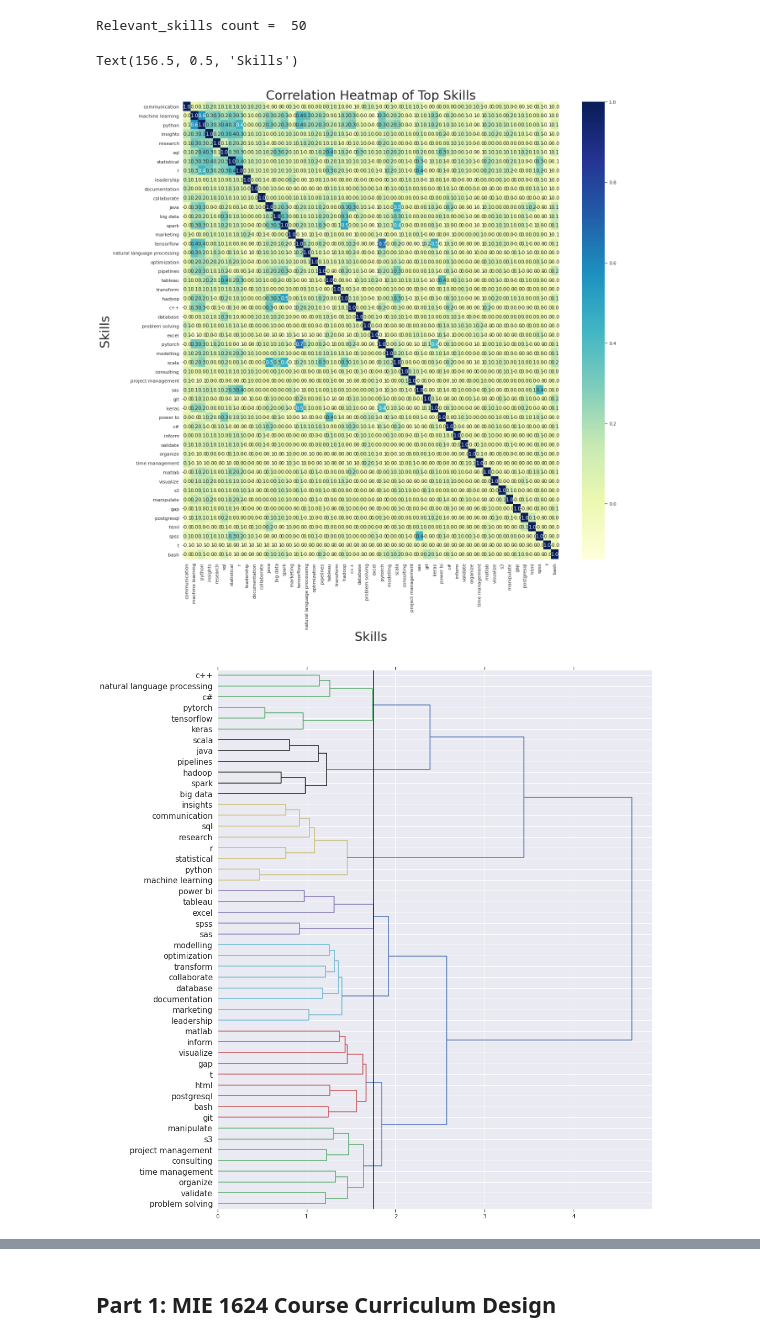
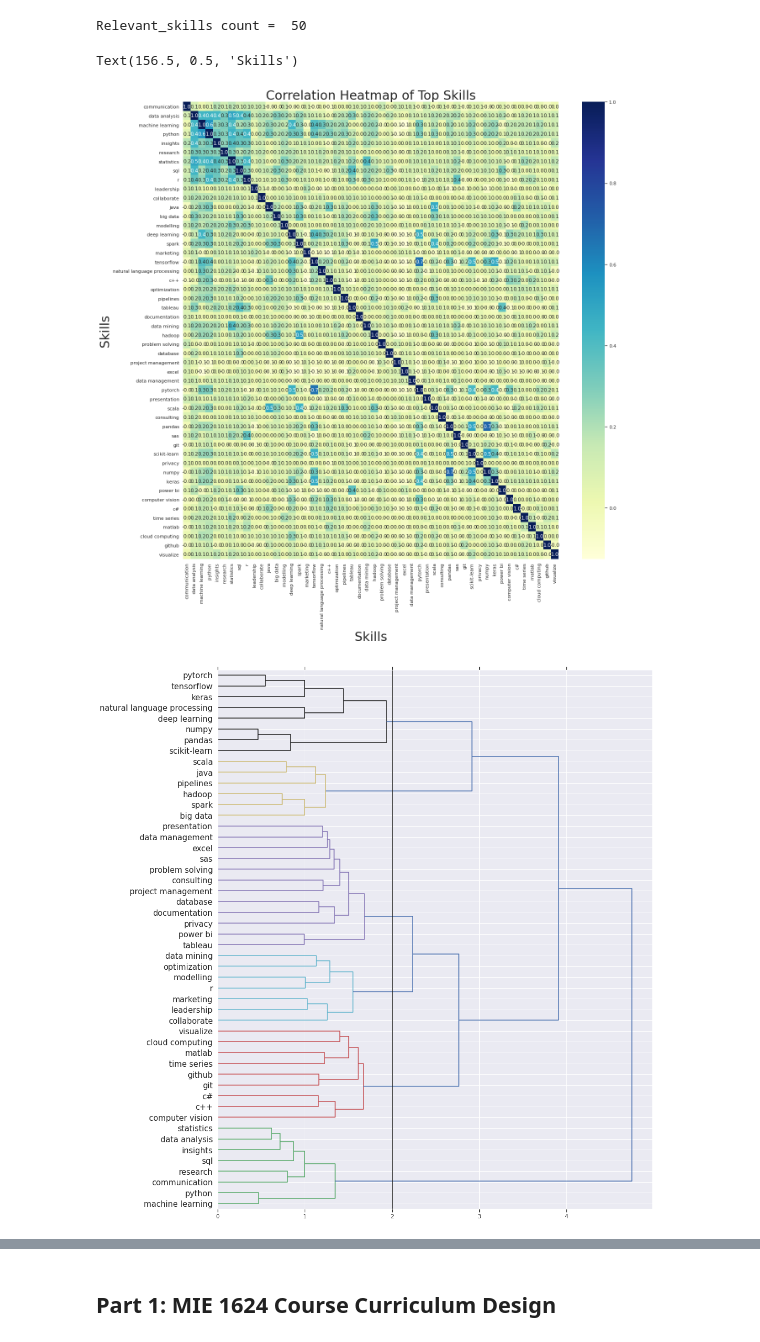
Before and after one commit to ruiqi777/Curriculum-Design, a Jupyter notebook: job_skills.ipynb, the cells around one changed output, grey strips where cells are left out. Drawn from its saved outputs; the diff is of its cells as text; code cells hidden in the pictures.

Commit message:
updated skill list and merger list

```diff
--- a/job_skills.ipynb
+++ b/job_skills.ipynb
@@ -30,9 +51,9 @@ fatal: could not read Username for 'https://github.com': No such device or addre
 # %% [markdown]
 ### Read job data
 # %%
-df_indeed = pd.read_csv('indeed.csv')
-df_work = pd.read_csv('workopolis.csv')
-df_monster = pd.read_csv('monster.csv')
+df_indeed = pd.read_csv('job_data/indeed.csv')
+df_work = pd.read_csv('job_data/workopolis.csv')
+df_monster = pd.read_csv('job_data/monster.csv')
 # %% [markdown]
 ### Combine job data
 # %%
@@ -64,24 +85,28 @@ df_job
 ### Target skill list
 # %%
 # import skills from 'programming_language.csv'
-df_programming_language = pd.read_csv('programming_language.csv')
+df_programming_language = pd.read_csv('skill_lists/programming_language.csv')
 programming_language_skill = df_programming_language['skill'].to_list()
 
 # import skills from 'ibm_skills_manual.txt'
-ibm_skills_manual_txt = open('ibm_skills_manual.txt', 'r')
+ibm_skills_manual_txt = open('skill_lists/ibm_skills_manual.txt', 'r')
 ibm_skill = ibm_skills_manual_txt.read().splitlines()
 
 # import skills from 'business_skill.txt'
-business_skill_txt = open('business_skill.txt', 'r')
+business_skill_txt = open('skill_lists/business_skill.txt', 'r')
 business_skill = business_skill_txt.read().splitlines()
 
 # import skills from 'technical_skill.txt'
-technical_skill_txt = open('technical_skill.txt', 'r')
+technical_skill_txt = open('skill_lists/technical_skill.txt', 'r')
 technical_skill = technical_skill_txt.read().splitlines()
+
+# import skills from 'technical_skill.txt'
+coursera_skill_txt = open('skill_lists/top_100_coursera_skills.txt', 'r')
+coursera_skill = coursera_skill_txt.read().splitlines()
 
 
 # combine skills
-skills = ibm_skill + programming_language_skill + business_skill + technical_skill
+skills = ibm_skill + programming_language_skill + business_skill + technical_skill + coursera_skill
 
 # lowercase
 skills = [skill.lower() for skill in skills]
@@ -93,7 +118,17 @@ skills = res
 
 # remove specific skills
 # preform the operation here instead of manually in the txt or csv
-to_remove = ['processing', 'b', 's', 'bc', 'self', 't', 'e']
+# terms that are too general or too vague
+to_remove = ['processing',
+             'transform',
+             'jobs',
+             'debugging',
+             'b',
+             's',
+             'bc',
+             'self',
+             't',
+             'e']
 
 skills = [skill for skill in skills if skill not in to_remove]
 
@@ -325,30 +351,30 @@ ax.set_xlabel("Skills", fontsize = 30)
 ax.set_ylabel("Skills", fontsize = 30)
 # %% [output]
 Text(156.5, 0.5, 'Skills')
-[figure, old version]
+[figure, new version]
 # %%
 dist = pairwise_distances(dendrogram_df[relevant_skills.index].T, metric = 'cosine')
 
 linkage_matrix = ward(dist) #define the linkage_matrix using ward clustering pre-computed distances
-cutoff_line = 1.75
+cutoff_line = 2.0
 
 fig, ax = plt.subplots(figsize=(15, 15)) # set size
 ax = dendrogram(linkage_matrix,
                 orientation="right",
                 labels = dendrogram_df[relevant_skills.index].T.index,
                 color_threshold = cutoff_line);
 plt.axvline(x = cutoff_line, c='k')
 plt.tick_params(\
     axis = 'x',         # changes apply to the x-axis
     which ='both',      # both major and minor ticks are affected
     bottom ='off',      # ticks along the bottom edge are off
     top ='off',         # ticks along the top edge are off
     labelbottom ='off')
 
 plt.yticks(fontsize = '15')
 plt.tight_layout() #show plot with tight layout
 # %% [output]
-[figure, old version]
+[figure, new version]
 # %%
 from scipy.cluster.hierarchy import fcluster
 clusters = fcluster(linkage_matrix, cutoff_line, criterion='distance')
```
Also changed, not shown: parts of 32 cells of this notebook.
